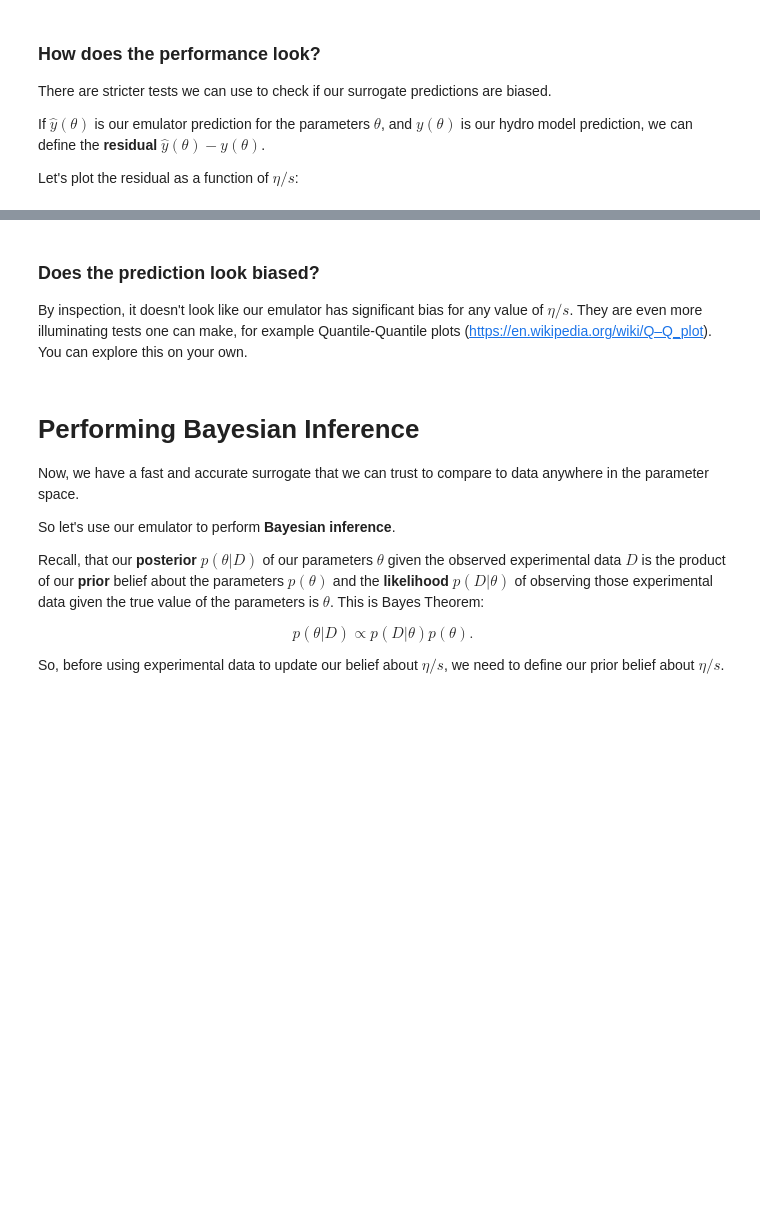
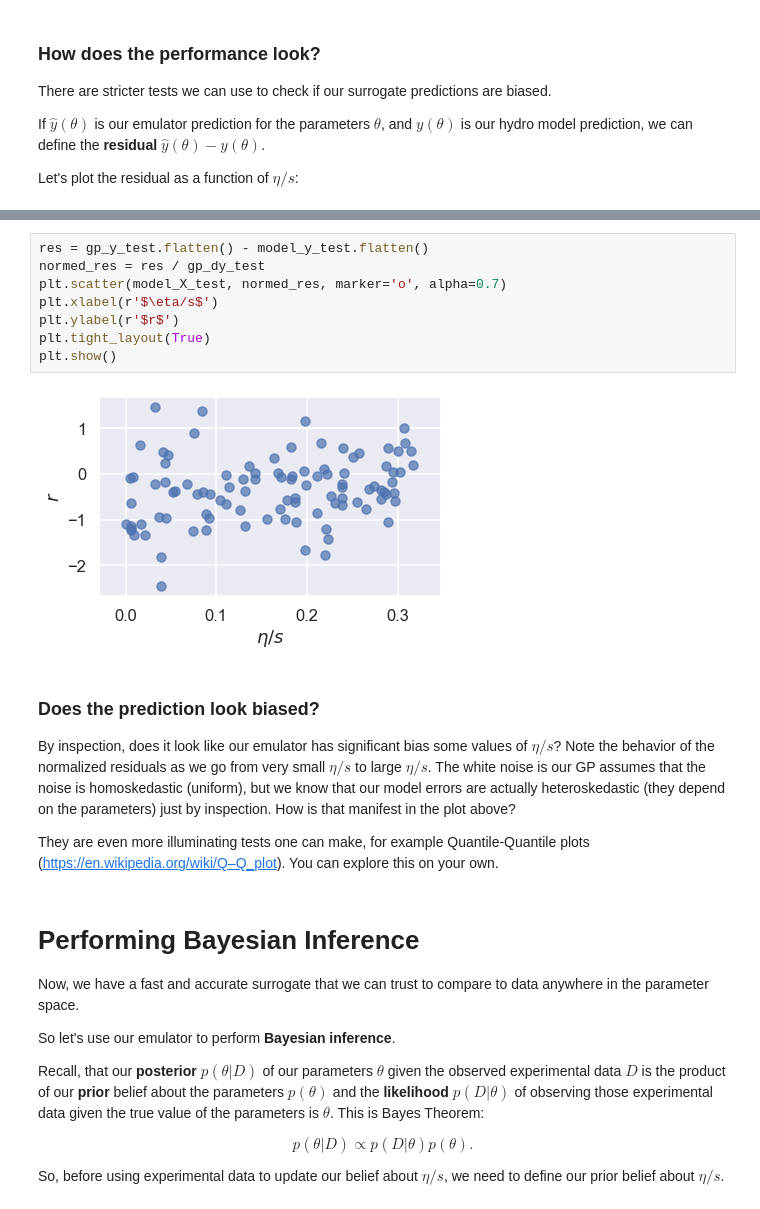
Before and after one commit to derekeverett/simple_bayes_with_GP, a Jupyter notebook: BANDCamp2020_Bayes_Param_Est_GP.ipynb, the cells around one changed output, grey strips where cells are left out. Cells and saved outputs as stored; diff of their text form; blank space fills up the shorter version.

```diff
--- a/BANDCamp2020_Bayes_Param_Est_GP.ipynb
+++ b/BANDCamp2020_Bayes_Param_Est_GP.ipynb
@@ -297,7 +303,20 @@ plt.show()
+# %%
+res = gp_y_test.flatten() - model_y_test.flatten()
+normed_res = res / gp_dy_test
+plt.scatter(model_X_test, normed_res, marker='o', alpha=0.7)
+plt.xlabel(r'$\eta/s$')
+plt.ylabel(r'$r$')
+plt.tight_layout(True)
+plt.show()
+# %% [output]
+[figure, added]
 # %% [markdown]
 ### Does the prediction look biased?
 
-By inspection, it doesn't look like our emulator has significant bias for any value of $\eta/s$.
+By inspection, does it look like our emulator has significant bias some values of $\eta/s$?
+Note the behavior of the normalized residuals as we go from very small $\eta/s$ to large $\eta/s$.
+The white noise is our GP assumes that the noise is homoskedastic (uniform), but we know that our model errors are actually heteroskedastic (they depend on the parameters) just by inspection. How is that manifest in the plot above?
+
 They are even more illuminating tests one can make, for example Quantile-Quantile plots (https://en.wikipedia.org/wiki/Q–Q_plot). You can explore this on your own.
 # %% [markdown]
 # Performing Bayesian Inference
```
Also changed, not shown: parts of 6 cells of this notebook.
